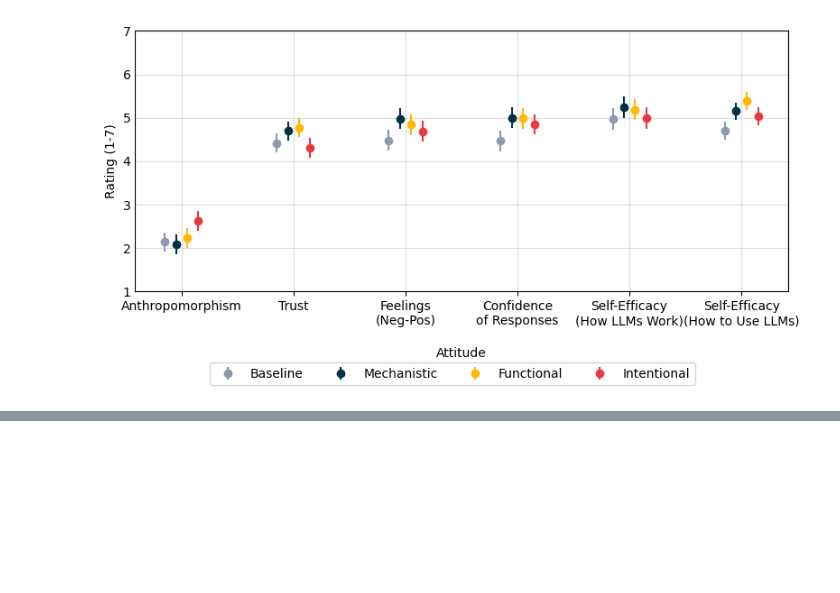
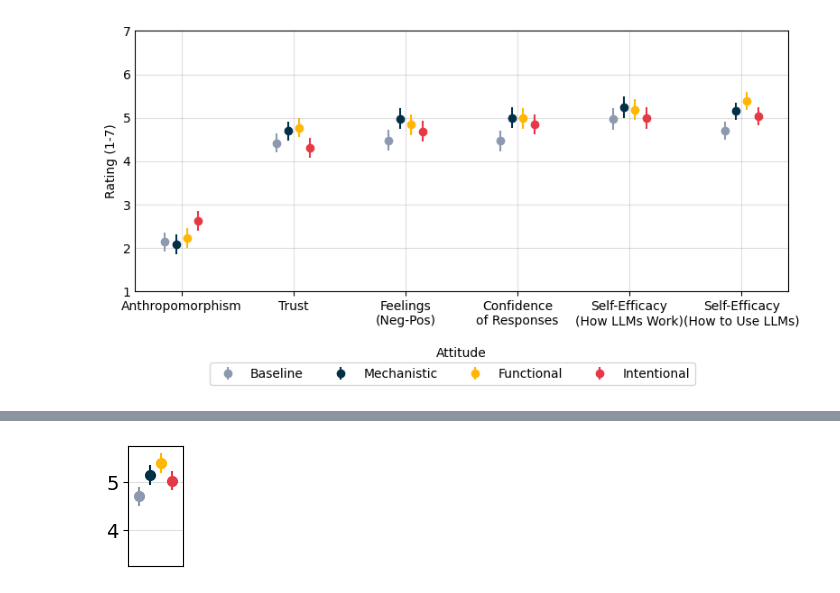
Before and after one commit to allisonchen23/portraying_llms, a Jupyter notebook: code/4_figures.ipynb, the cells around one changed output, grey strips where cells are left out. Cells and saved outputs as stored; diff of their text form; code cells hidden in the pictures; blank space fills up the shorter version.

```diff
--- a/code/4_figures.ipynb
+++ b/code/4_figures.ipynb
@@ -624,0 +718,89 @@ Saved file to ../analysis/figures/mentioned_unmentioned/mentioned.csv
+# %%
+addit_dv_save_dir = os.path.join(fig_save_dir, 'attitudes')
+utils.ensure_dir(addit_dv_save_dir)
+
+dv_plot_type = 'pointplot'
+legend_labels = ['No Video', 'Machines', 'Tools', 'Companions']
+letter_labels = False
+show_yticks = True
+ymax = 7
+zoom_y = True
+save = True
+font_size_dict = {
+    'xlabel': 14,
+    'ylabel': 16,
+    'legend': 16,
+    'title': 16,
+    'suptitle': 18,
+    'xticklabel': 14,
+    'yticklabel': 14
+}
+buffer = 0.75
+
+dv_labels = {
+    'humanness': 'Human-likeness of LLMs', #\n(To what extent\ndo you believe LLMs\nare human-like?)',
+    'trust': 'Trust in LLMs', #\n(I trust\nthe results\nfrom LLMs)',
+    'feeling': 'Feelings towards LLMs', #\n(Overall, how\ndo you feel\nabout LLMs?)',
+    # 'confidence': 'Confidence\nof Responses',
+    # 'se_how': 'Conf. in Programming LLMs', #\n(I’m confident\nin my ability\nto learn simple\nprogramming of LLMs\nif I were provided\nthe necessary training)',
+    'se_use': 'Conf. in Using LLMs' #\n(I’m confident in\nmy ability to get\nLLMs to do what\nI want them to do.)'
+}
+
+if zoom_y:
+    ytickss = {
+        'humanness': [2, 3],
+        'trust': [4, 5],
+        'feeling': [4, 5],
+        'se_how': [5, 6],
+        'se_use': [4, 5]
+    }
+
+addit_dvs = dv_labels.keys()
+
+for idx, addit_dv in enumerate(addit_dvs):
+    results_path = os.path.join(attitudes_R_results_save_dir, '{}_results.txt'.format(addit_dv))
+
+    graph_data, emmeans_df = analysis.read_emmeans_single_variable(
+        results_path=results_path,
+        grouping_source=addit_dv
+    )
+
+    if zoom_y:
+        yticks = ytickss[addit_dv]
+        ylim = [yticks[0] - buffer, yticks[-1] + buffer]
+    else:
+        yticks = [i for i in range(1, ymax + 1)]
+        ylim = [0.25, ymax + 0.75]
+
+    dv_means = list(np.array(graph_data['means']).squeeze())
+    dv_errors = list(np.array(graph_data['errors']).squeeze())
+    fig, ax = visualizations.pointplot(
+        means=np.array([dv_means]).T,
+        errors=np.array([dv_errors]).T,
+        color_idxs=condition_color_idxs,
+        labels=legend_labels,
+        show_legend=False,
+        orientation='vertical',
+        xtick_labels=[],
+        xlim=[-0.5, 0.5],
+        yticks=yticks if show_yticks else None,
+        ytick_labels=yticks if show_yticks else None,
+        ylim=ylim,
+        show_grid=True,
+        marker_size=7,
+        spacing_multiplier=0.2,
+        fig_size=(1, 1.5),
+        show=False,
+        font_size_dict=font_size_dict,
+    )
+    ax.xaxis.set_label_position('top')
+
+    plt.subplots_adjust(left=0.35, right=0.9)
+    save_path = os.path.join(addit_dv_save_dir, '{}_pointplot_zoomed.{}'.format(addit_dv, save_ext))
+    if save:
+        utils.informal_log("Saving graph to {}".format(save_path))
+        fig.savefig(save_path)
+    else:
+        print("Not saving, but would have saved to {}".format(addit_dv_save_dir))
+    fig.show()
+# %% [output]
@@ -624,0 +815 @@ Saved file to ../analysis/figures/mentioned_unmentioned/mentioned.csv
+[figure, added]
```
Also changed, not shown: parts of 14 cells of this notebook, 7 other files.
